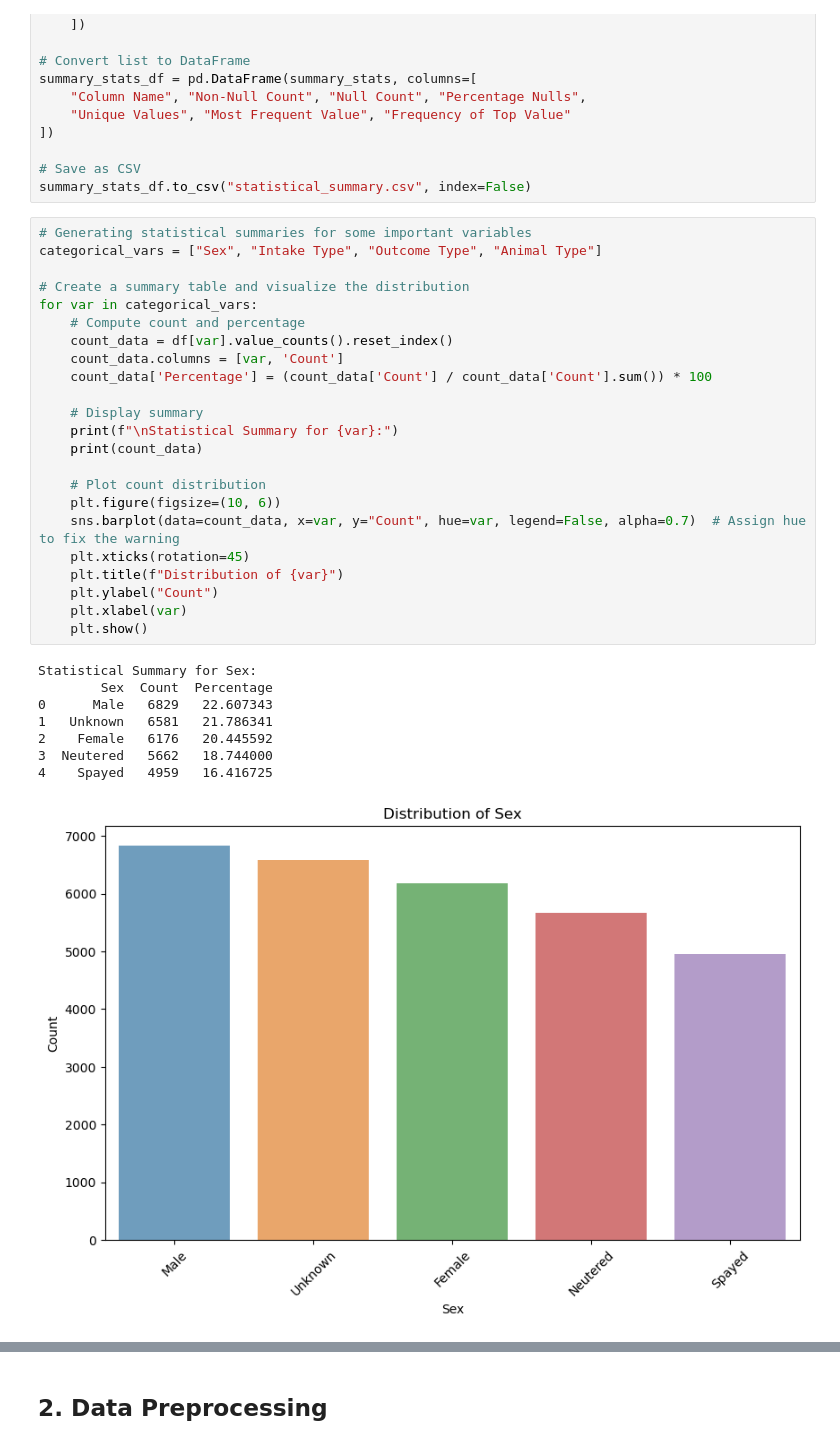
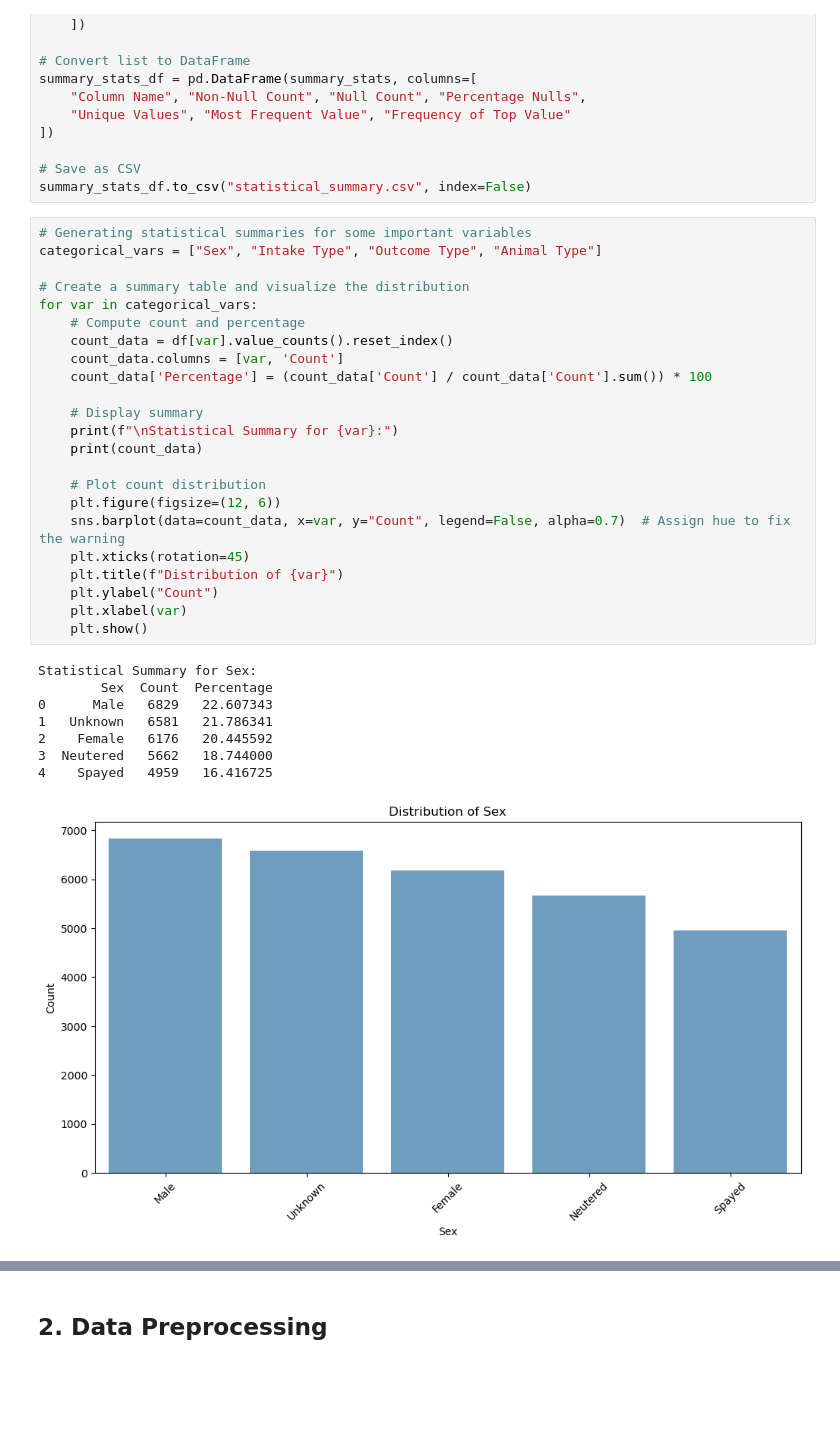
Before and after one commit to Kush-T/CompVis, a Jupyter notebook: Project1/IE6600_Project1.ipynb, the cells around one changed output, grey strips where cells are left out. Cells and saved outputs as stored; diff of their text form; blank space fills up the shorter version.

```diff
--- a/Project1/IE6600_Project1.ipynb
+++ b/Project1/IE6600_Project1.ipynb
@@ -125,35 +125,35 @@ summary_stats_df.to_csv("statistical_summary.csv", index=False)
 # %%
 # Generating statistical summaries for some important variables
 categorical_vars = ["Sex", "Intake Type", "Outcome Type", "Animal Type"]
 
 # Create a summary table and visualize the distribution
 for var in categorical_vars:
     # Compute count and percentage
     count_data = df[var].value_counts().reset_index()
     count_data.columns = [var, 'Count']
     count_data['Percentage'] = (count_data['Count'] / count_data['Count'].sum()) * 100
 
     # Display summary
     print(f"\nStatistical Summary for {var}:")
     print(count_data)
 
     # Plot count distribution
-    plt.figure(figsize=(10, 6))
-    sns.barplot(data=count_data, x=var, y="Count", hue=var, legend=False, alpha=0.7)  # Assign hue to fix the warning
+    plt.figure(figsize=(12, 6))
+    sns.barplot(data=count_data, x=var, y="Count", legend=False, alpha=0.7)  # Assign hue to fix the warning
     plt.xticks(rotation=45)
     plt.title(f"Distribution of {var}")
     plt.ylabel("Count")
     plt.xlabel(var)
     plt.show()
 # %% [output]
 Statistical Summary for Sex:
         Sex  Count  Percentage
 0      Male   6829   22.607343
 1   Unknown   6581   21.786341
 2    Female   6176   20.445592
 3  Neutered   5662   18.744000
 4    Spayed   4959   16.416725
-[figure, old version]
+[figure, new version]
 Statistical Summary for Intake Type:
               Intake Type  Count  Percentage
 0                   STRAY  21136   69.970537
```
Also changed, not shown: parts of 13 cells of this notebook, 2 other files.
